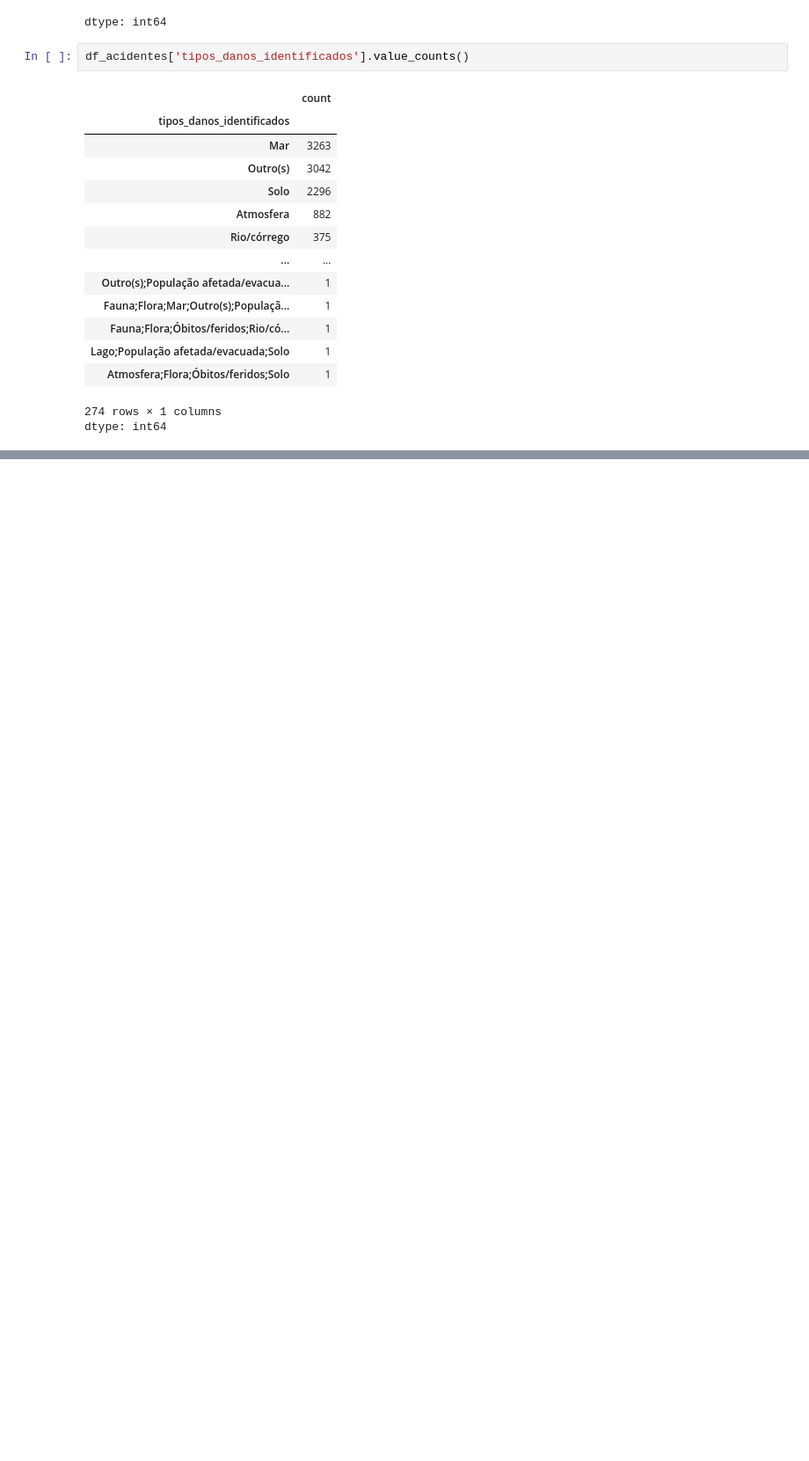
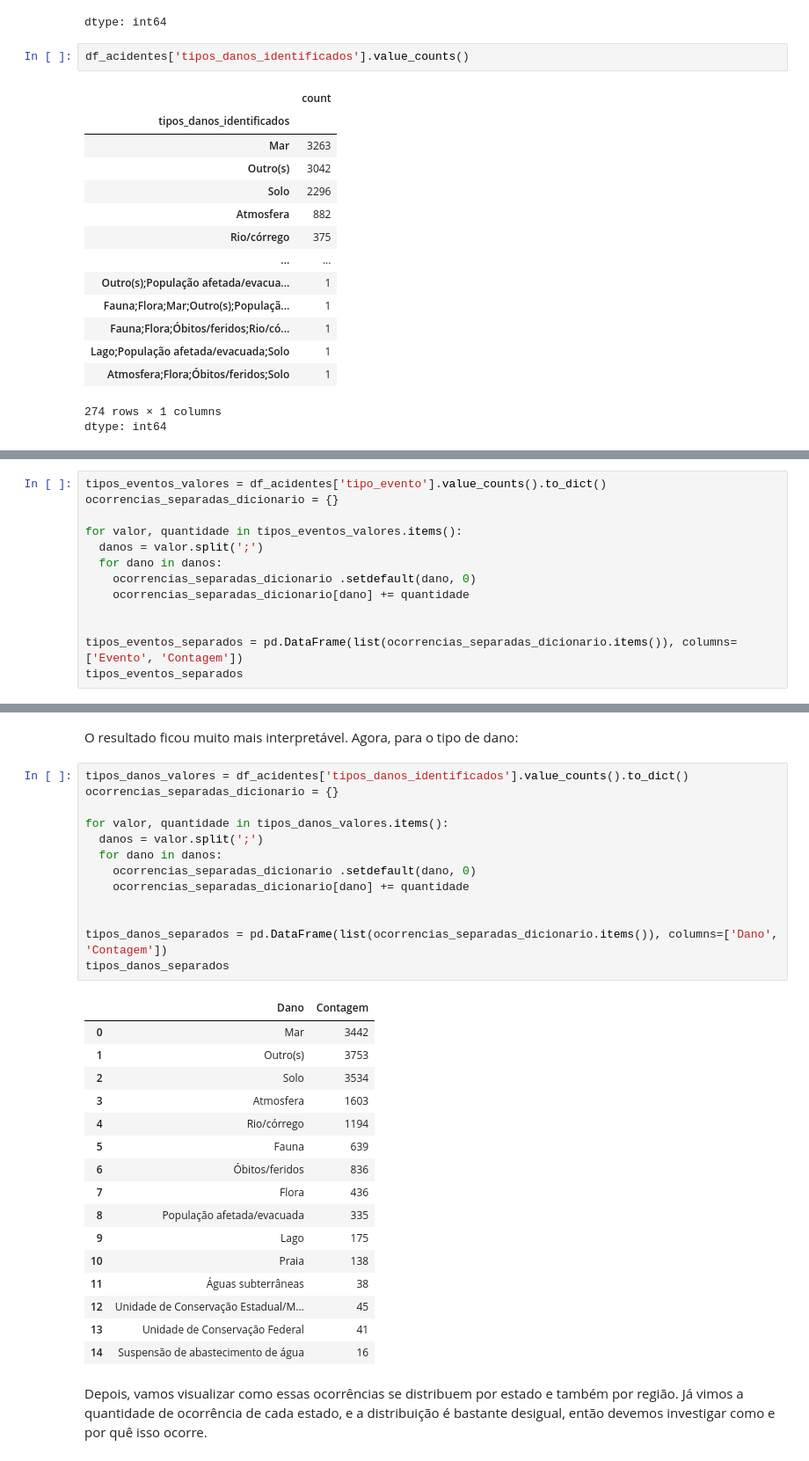
Before and after one commit to mariabrandaob/PCD-2-IBAMA, a Jupyter notebook: PCD_2_IBAMA.ipynb, the cells around one changed output, grey strips where cells are left out. Shown at 88% size. Saved outputs shown, nothing was run; the diff lists cells and outputs as text; blank space fills up the shorter version.

Commit message:
Contei o número de ocorrências de cada tipo de evento e de dano (não dava pra visualizar só contando os textos distintos nas colunas correspondentes)

```diff
--- a/PCD_2_IBAMA.ipynb
+++ b/PCD_2_IBAMA.ipynb
@@ -638,0 +647,13 @@ dtype: int64
+# %%
+tipos_eventos_valores = df_acidentes['tipo_evento'].value_counts().to_dict()
+ocorrencias_separadas_dicionario = {}
+
+for valor, quantidade in tipos_eventos_valores.items():
+  danos = valor.split(';')
+  for dano in danos:
+    ocorrencias_separadas_dicionario .setdefault(dano, 0)
+    ocorrencias_separadas_dicionario[dano] += quantidade
+
+
+tipos_eventos_separados = pd.DataFrame(list(ocorrencias_separadas_dicionario.items()), columns=['Evento', 'Contagem'])
+tipos_eventos_separados
@@ -638,0 +671,34 @@ dtype: int64
+# %% [markdown]
+O resultado ficou muito mais interpretável. Agora, para o tipo de dano:
+# %%
+tipos_danos_valores = df_acidentes['tipos_danos_identificados'].value_counts().to_dict()
+ocorrencias_separadas_dicionario = {}
+
+for valor, quantidade in tipos_danos_valores.items():
+  danos = valor.split(';')
+  for dano in danos:
+    ocorrencias_separadas_dicionario .setdefault(dano, 0)
+    ocorrencias_separadas_dicionario[dano] += quantidade
+
+
+tipos_danos_separados = pd.DataFrame(list(ocorrencias_separadas_dicionario.items()), columns=['Dano', 'Contagem'])
+tipos_danos_separados
+# %% [output]
+|  | Dano | Contagem |
+| 0 | Mar | 3442 |
+| 1 | Outro(s) | 3753 |
+| 2 | Solo | 3534 |
+| 3 | Atmosfera | 1603 |
+| 4 | Rio/córrego | 1194 |
+| 5 | Fauna | 639 |
+| 6 | Óbitos/feridos | 836 |
+| 7 | Flora | 436 |
+| 8 | População afetada/evacuada | 335 |
+| 9 | Lago | 175 |
+| 10 | Praia | 138 |
+| 11 | Águas subterrâneas | 38 |
+| 12 | Unidade de Conservação Estadual/M... | 45 |
+| 13 | Unidade de Conservação Federal | 41 |
+| 14 | Suspensão de abastecimento de água | 16 |
+# %% [markdown]
+Depois, vamos visualizar como essas ocorrências se distribuem por estado e também por região. Já vimos a quantidade de ocorrência de cada estado, e a distribuição é bastante desigual, então devemos investigar como e por quê isso ocorre.
```
Also changed, not shown: parts of 5 cells of this notebook.
